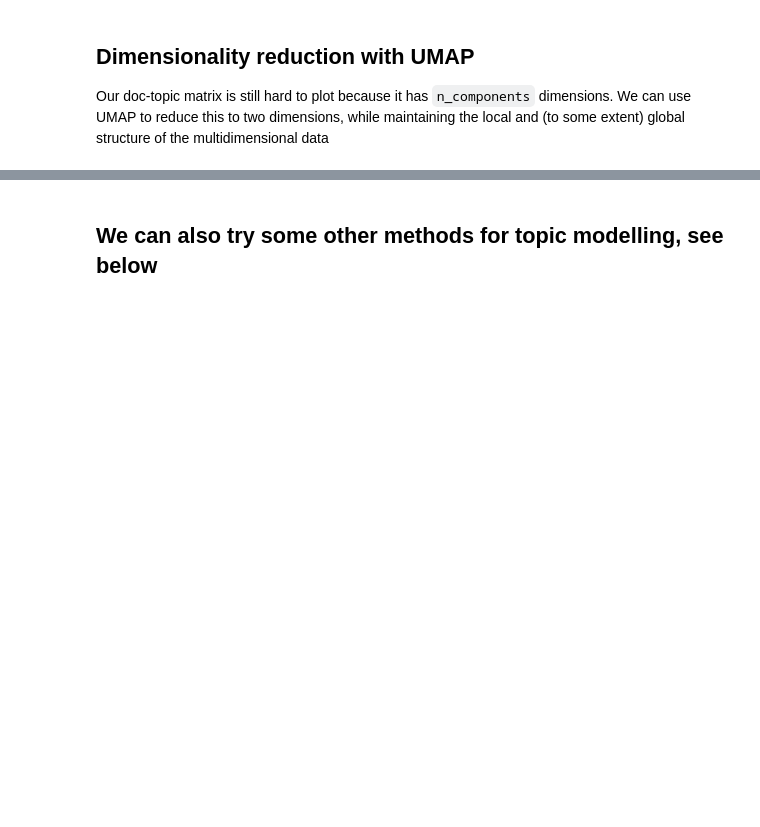
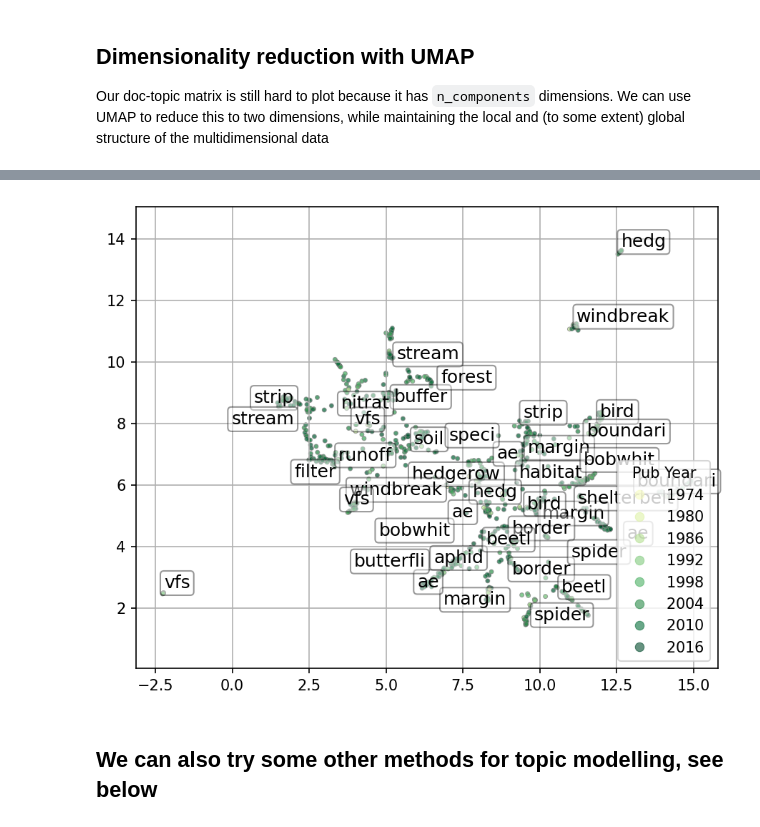
Before and after one commit to rootsandberries/weaving_buffer_strips, a Jupyter notebook: topic-model-lens.ipynb, the cells around one changed output, grey strips where cells are left out. Cells and saved outputs as stored; diff of their text form; code cells hidden in the pictures; blank space fills up the shorter version.

```diff
--- a/topic-model-lens.ipynb
+++ b/topic-model-lens.ipynb
@@ -249,7 +239,7 @@ fig, ax = plt.subplots(figsize=(7,5.7),dpi=150)
 # Make a scatter plot with the dimensions of the embedding as X and Y arguments, and the publication year as the colour
 scatter = ax.scatter(
     embedding[:,0], embedding[:,1],
-    c=df.Pub_Year, cmap='YlGn',
+    c=df['Publication Year'], cmap='YlGn',
     alpha=0.7, s=8,
     lw=0.5, ec="grey"
 )
@@ -326,33 +316,35 @@ for t_index, title in enumerate(t_titles):
         min_cluster,
         clabel_size
     )
 
 # Adjust the texts to prevent overlap
 adjust_text(texts,ax=ax, arrowprops=dict(arrowstyle="->", color='None', lw=0.5))
 
 
 # add gridlines
 ax.grid(linestyle='-')
 # set x and y to be equal sizes
 ax.axis('equal')
 
 # Make a quick interactive version and save that to html
 tooltip = mpld3.plugins.PointLabelTooltip(scatter, labels=list(df['Title']))
 mpld3.plugins.connect(fig, tooltip)
 with open(f'tm-results/plots/nmf_{n_components}.html','w') as f:
     mpld3.save_html(fig,f)
 
 # produce a legend with a cross section of colours from the scatter
 handles, labels = scatter.legend_elements(prop="colors", alpha=0.6)
 legend2 = ax.legend(
     handles, labels,
     loc="lower right",
     #bbox_to_anchor=(1.2,0.8),
     title="Pub Year"
 )
 
 plt.savefig(f'tm-results/plots/nmf_{n_components}.pdf', bbox_inches="tight")
 plt.savefig(f'tm-results/plots/nmf_{n_components}.png', dpi=150, bbox_inches="tight")
+# %% [output]
+[figure, added]
 # %% [markdown]
 ## We can also try some other methods for topic modelling, see below
 # %%
```
Also changed, not shown: parts of 9 cells of this notebook, 2 other files.
